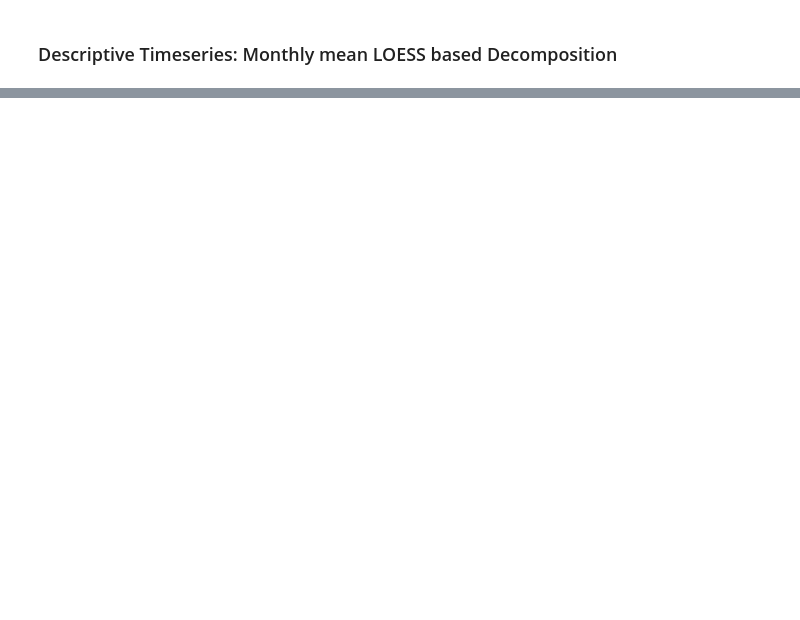
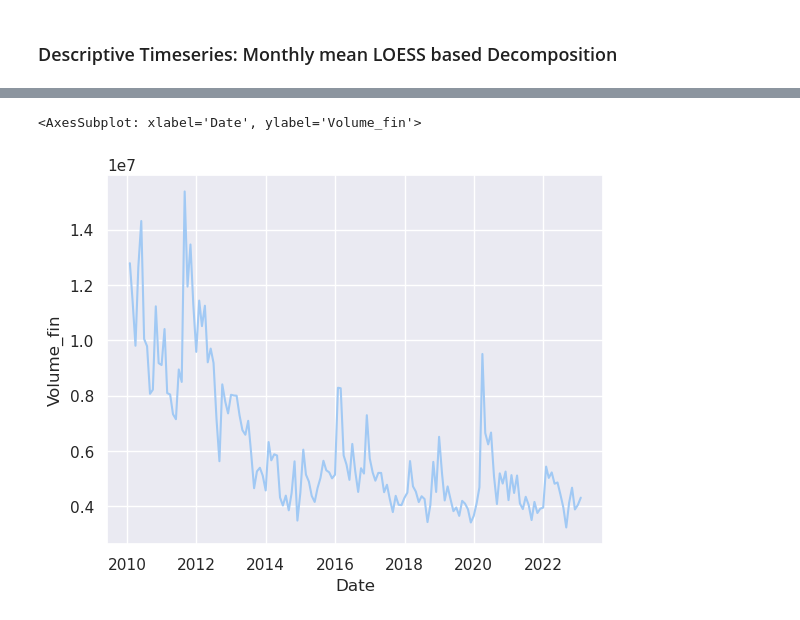
Before and after one commit to chrischank/jse40_sp500_hsi, a Jupyter notebook: notebooks/SP500_EDA.ipynb, the cells around one changed output, grey strips where cells are left out. Drawn from its saved outputs; the diff is of its cells as text; code cells hidden in the pictures; blank space fills up the shorter version.

```diff
--- a/notebooks/SP500_EDA.ipynb
+++ b/notebooks/SP500_EDA.ipynb
@@ -374,0 +437,5 @@ Error:
+# %%
+sns.lineplot(Monthly_mean["Volume_fin"])
+# %% [output]
+<AxesSubplot: xlabel='Date', ylabel='Volume_fin'>
+[figure, added]
```
Also changed, not shown: parts of 17 cells of this notebook.
